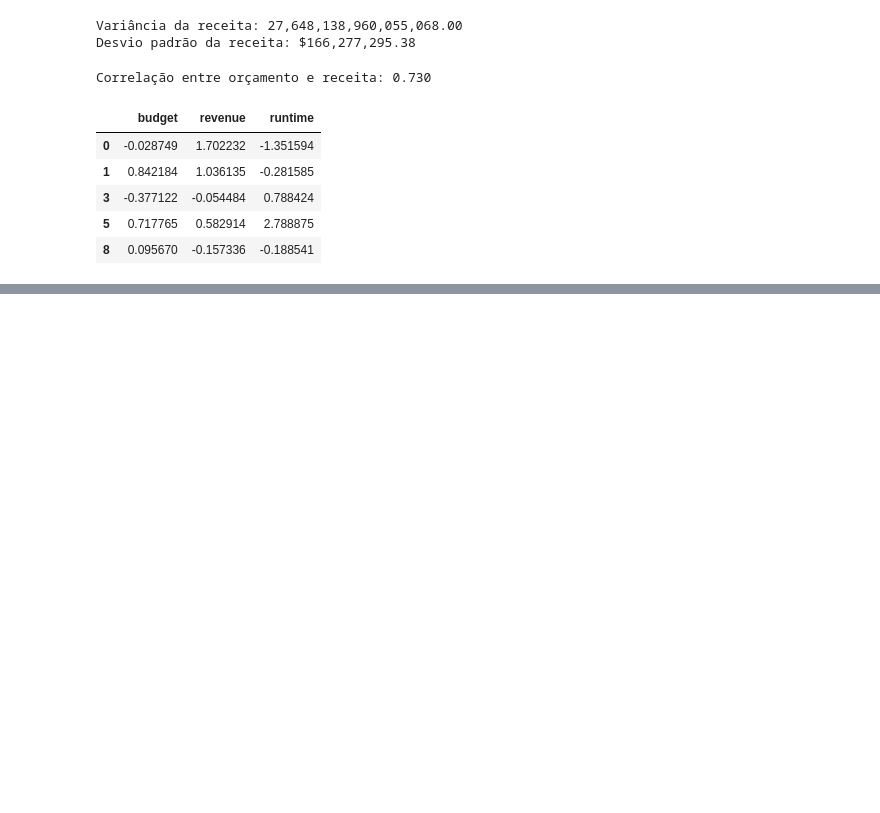
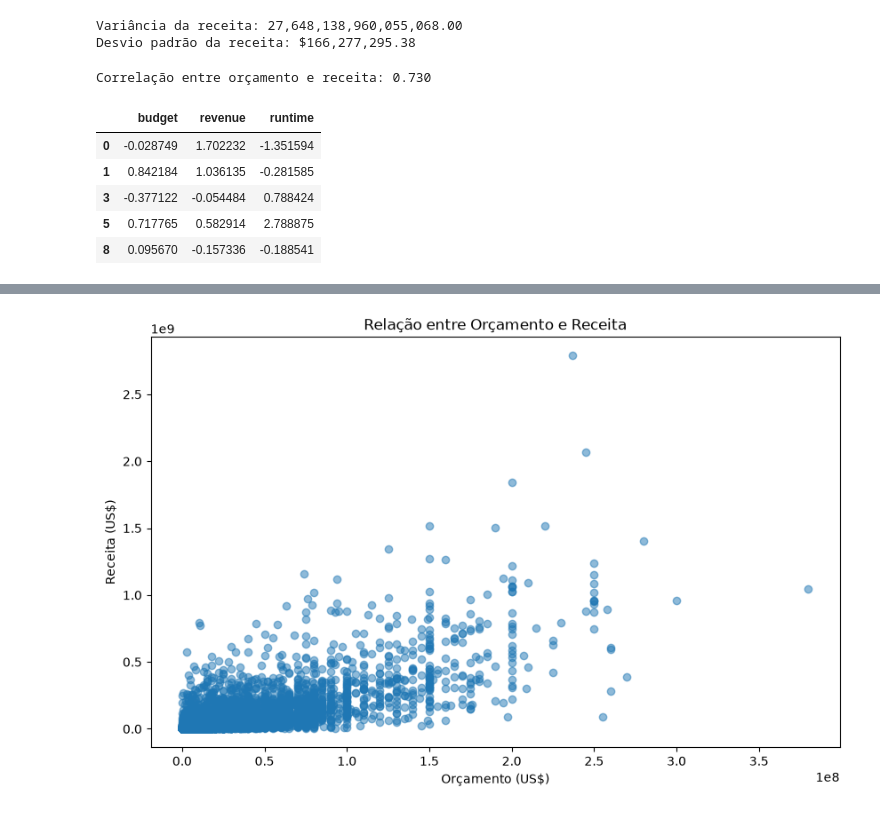
Before and after one commit to mtojald/AnaliseEXP-Dados, a Jupyter notebook: AnaliseEXP.ipynb, the cells around one changed output, grey strips where cells are left out. Saved outputs shown, nothing was run; the diff lists cells and outputs as text; code cells hidden in the pictures; blank space fills up the shorter version.

Commit message:
criando requirements.txt e gráficos com o matplotlib pra visualizar as relações

```diff
--- a/AnaliseEXP.ipynb
+++ b/AnaliseEXP.ipynb
@@ -422,0 +444,16 @@ df_normalizado.head()
+# %%
+import matplotlib.pyplot as plt
+
+# Criando um gráfico de dispersão para visualizar a relação entre orçamento e receita.
+
+plt.figure(figsize=(10, 6))
+
+plt.scatter(df_filmes_completos['budget'],df_filmes_completos['revenue'],alpha=0.5)
+
+plt.xlabel('Orçamento (US$)')
+plt.ylabel('Receita (US$)')
+plt.title('Relação entre Orçamento e Receita')
+
+plt.show()
+# %% [output]
+[figure, added]
```
Also changed, not shown: parts of 2 cells of this notebook, 2 other files.
